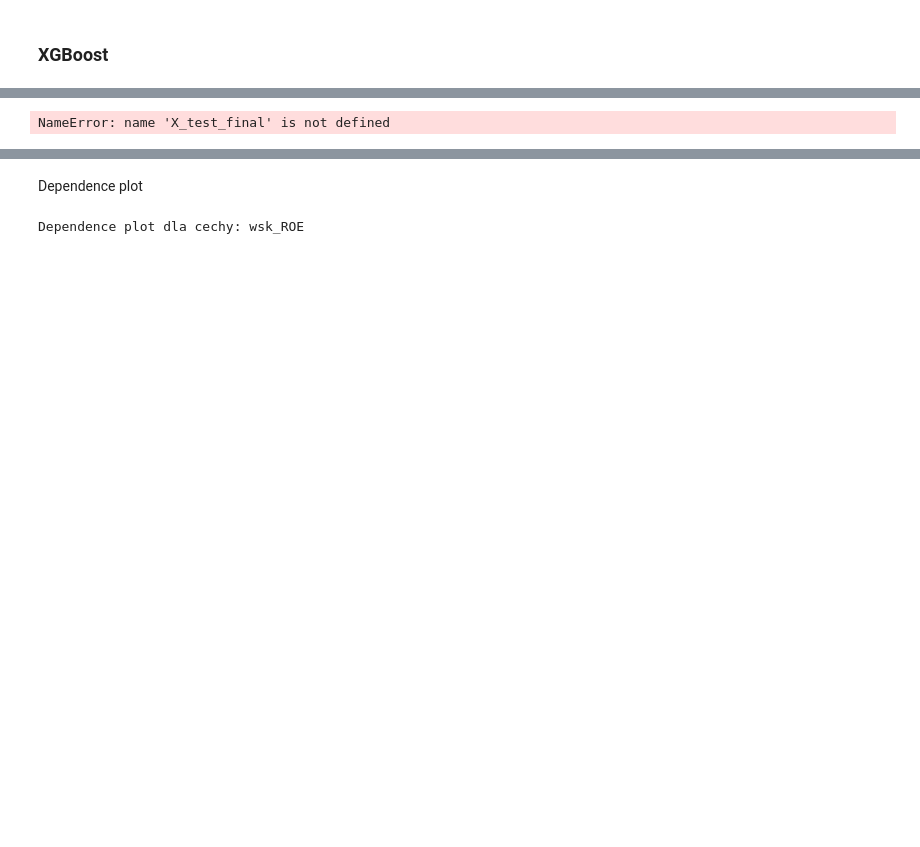
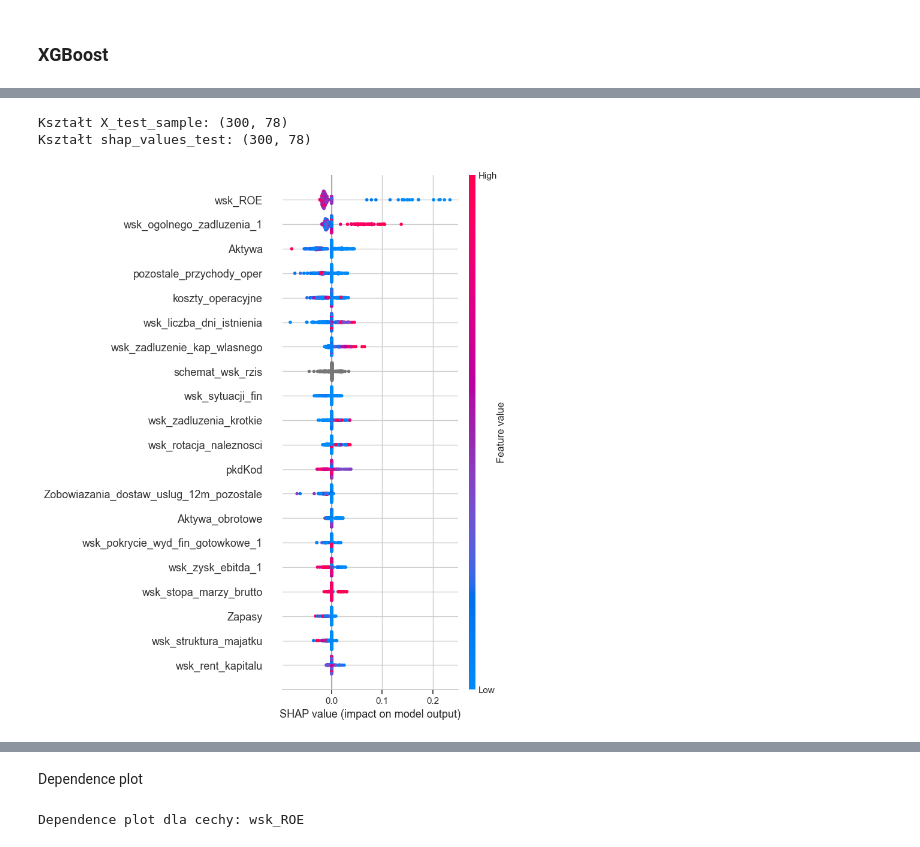
Before and after one commit to Wiktor-88/credit-risk-scoring, a Jupyter notebook: credit_risk_model.ipynb, the cells around one changed output, grey strips where cells are left out. Cells and saved outputs as stored; diff of their text form; code cells hidden in the pictures; blank space fills up the shorter version.

```diff
--- a/credit_risk_model.ipynb
+++ b/credit_risk_model.ipynb
@@ -963,29 +963,31 @@ shap.summary_plot(
 # %%
 #Shap na tescie
-X_test_shap = X_test_final[X_train_for_shap.columns]
+X_test_shap = X_test[X_train_for_shap.columns]
 
 X_test_sample = X_test_shap.sample(
     n=min(300, len(X_test_shap)),
     random_state=123
 )
 
 shap_values_test = explainer_shap.shap_values(
     X_test_sample,
     nsamples="auto"
 )
 
 print("Kształt X_test_sample:", X_test_sample.shape)
 print("Kształt shap_values_test:", np.array(shap_values_test).shape)
 
 # Rysujemy beeswarm dla TESTU
 shap.summary_plot(
     shap_values_test,
     X_test_sample,
     feature_names=feature_names_orig,
     show=True
 )
 # %% [output]
-NameError: name 'X_test_final' is not defined
+Kształt X_test_sample: (300, 78)
+Kształt shap_values_test: (300, 78)
+[figure, added]
 # %%
 # Barplot średniego |SHAP| –> ranking cech
 shap.summary_plot(
```
Also changed, not shown: parts of 30 cells of this notebook, 1 other file.
